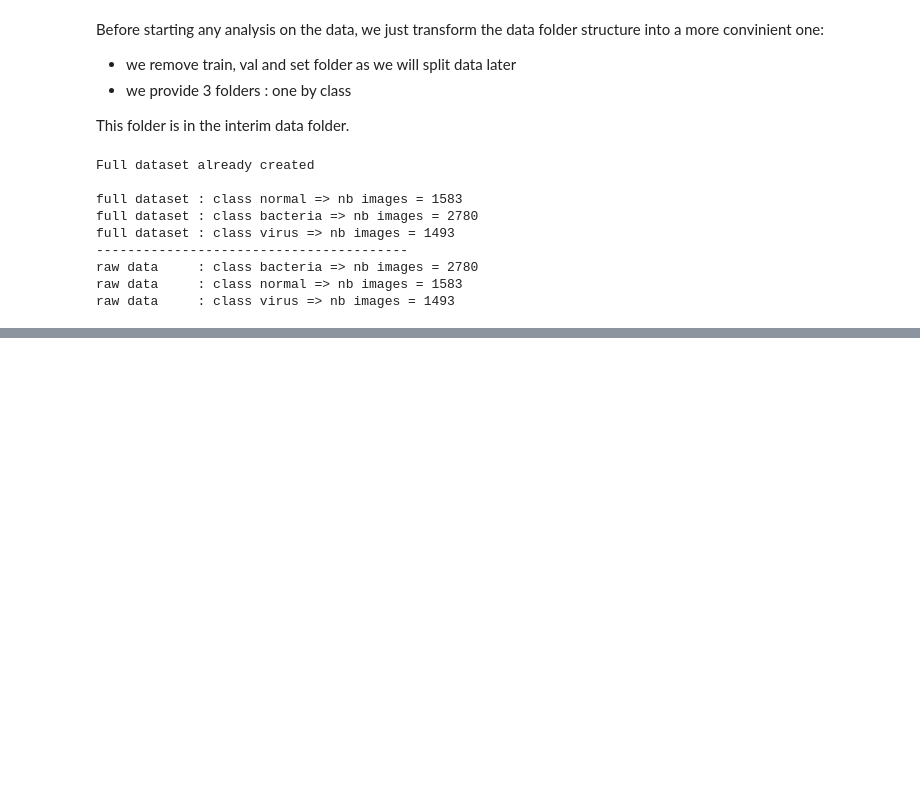
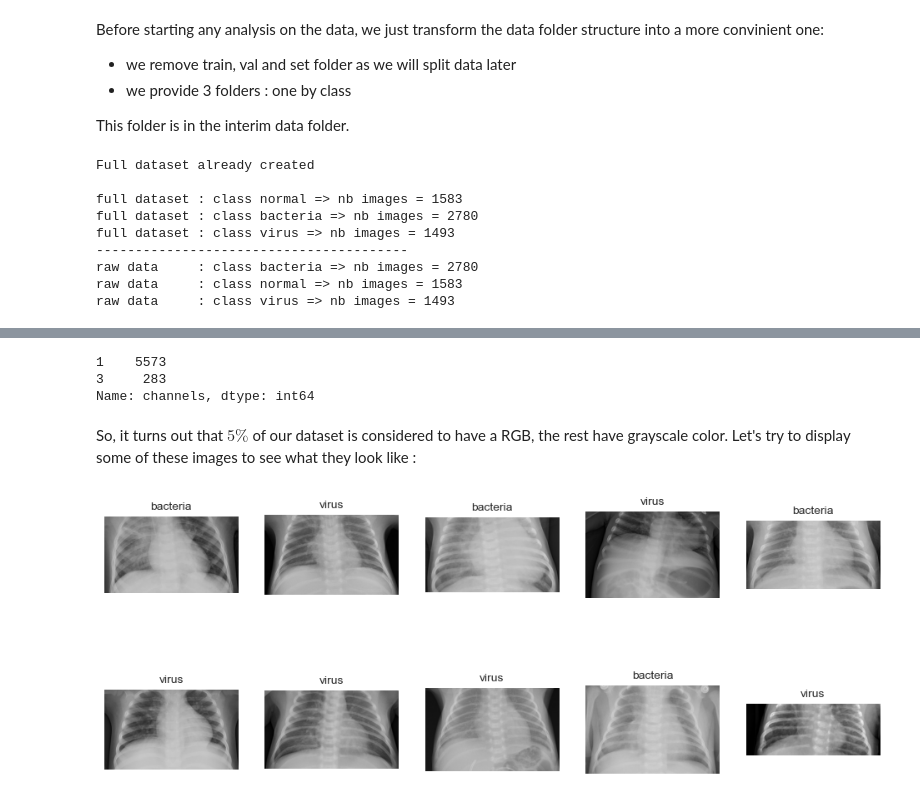
Before and after one commit to dailoht/Epitech_Zoidberg2.0, a Jupyter notebook: notebooks/data_processing/pab-analyze_full_db.ipynb, the cells around one changed output, grey strips where cells are left out. Saved outputs shown, nothing was run; the diff lists cells and outputs as text; code cells hidden in the pictures; blank space fills up the shorter version.

```diff
--- a/notebooks/data_processing/pab-analyze_full_db.ipynb
+++ b/notebooks/data_processing/pab-analyze_full_db.ipynb
@@ -86,0 +143,24 @@ display 2 images per label
+# %%
+print(metadata_df['channels'].value_counts())
+# %% [output]
+1    5573
+3     283
+Name: channels, dtype: int64
+# %% [markdown]
+So, it turns out that $5\%$ of our dataset is considered to have a RGB, the rest have grayscale color. Let's try to display some of these images to see what they look like :
+# %%
+rgb_channel_df = metadata_df[metadata_df['channels'] == 3].sample(n=10, random_state=42)
+
+fig, axes = plt.subplots(nrows=2, ncols=5,figsize=(12,5))
+for i, ax in enumerate(axes.flat):
+    if i < len(rgb_channel_df):
+        image_name = rgb_channel_df['image'].iloc[i]
+        image_dir = rgb_channel_df['label'].iloc[i]
+        image_path = Path(zoidbergInfo.data_dir / "interim" / "full" / image_dir / image_name)
+        image = Image.open(image_path)
+        ax.imshow(image)
+        ax.set_title(image_dir,fontsize=10)
+        ax.set_axis_off()
+plt.show()
+# %% [output]
+[figure, added]
```
Also changed, not shown: parts of 20 cells of this notebook, 2 other files.
